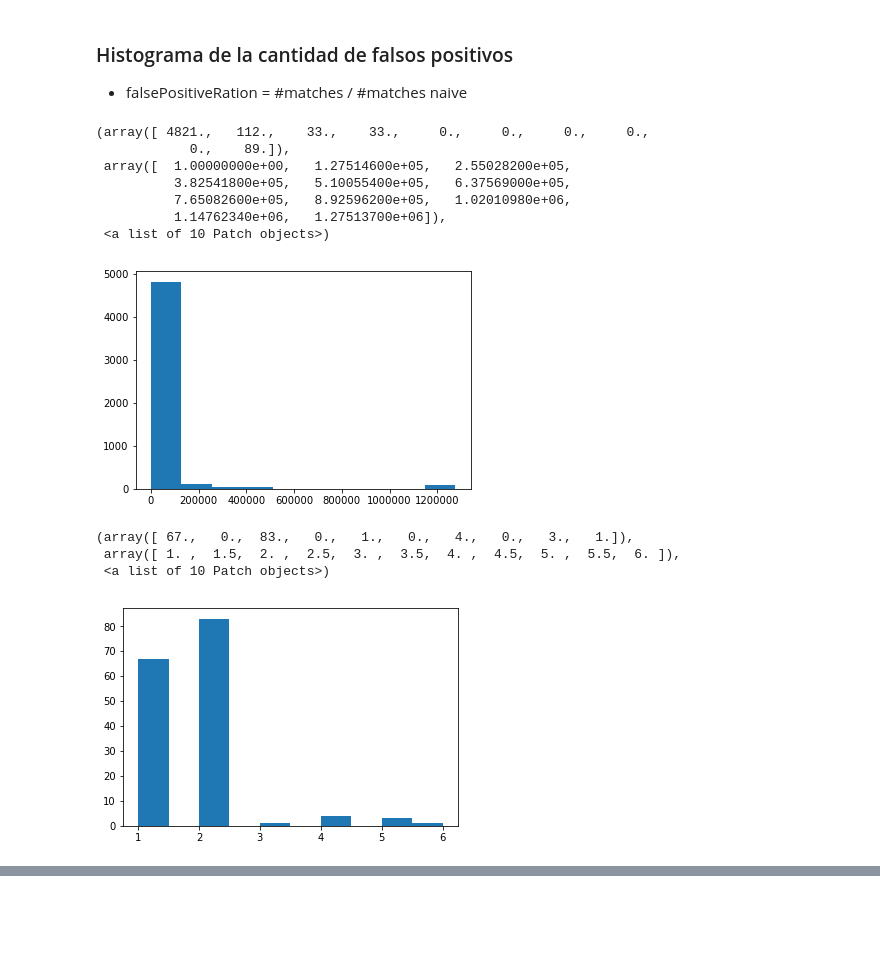
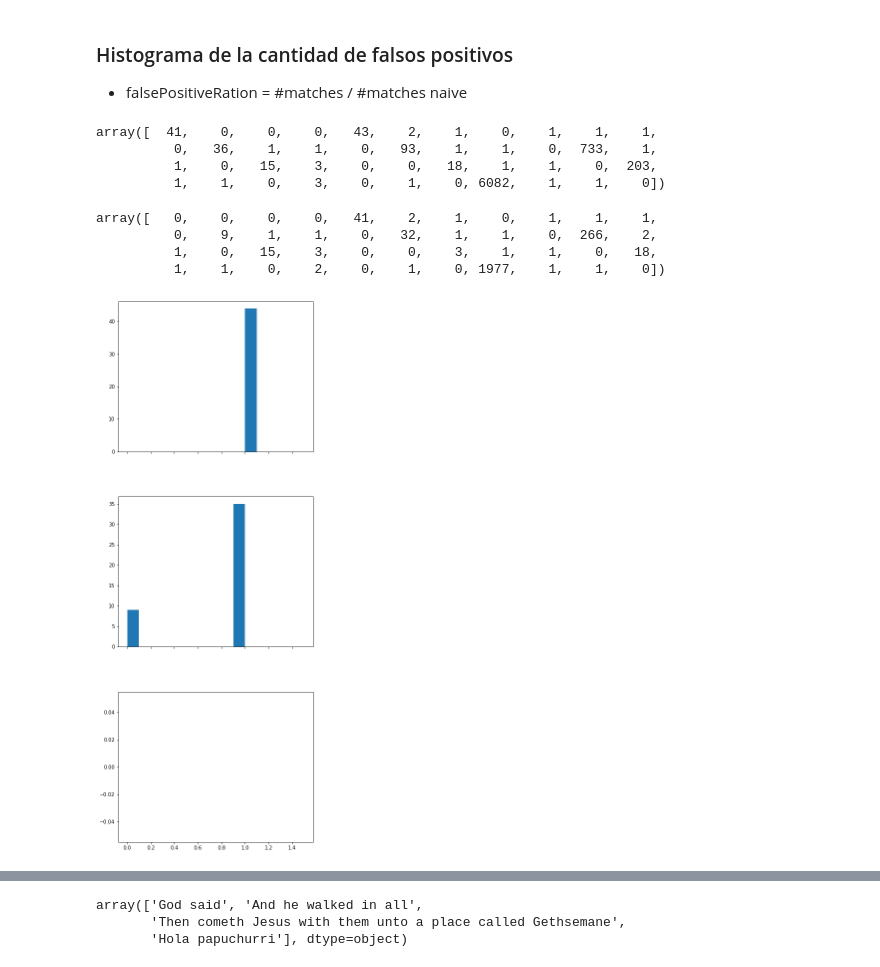
Before and after one commit to LeoCenturion/tda, a Jupyter notebook: Untitled.ipynb, the cells around one changed output, grey strips where cells are left out. Saved outputs shown, nothing was run; the diff lists cells and outputs as text; code cells hidden in the pictures; blank space fills up the shorter version.

```diff
--- a/Untitled.ipynb
+++ b/Untitled.ipynb
@@ -89,23 +69,31 @@ df["falsePositivesRatio"] = df.apply(f,axis=1)
 ### Histograma de la cantidad de falsos positivos
 * falsePositiveRation = #matches / #matches naive
 # %%
-plt.hist(df[df.algorithm!="naive"][df.algorithm!="kr"]["falsePositivesRatio"].values)
+df[df.algorithm=="naive"]["matches"].values
 # %% [output]
-(array([ 4821.,   112.,    33.,    33.,     0.,     0.,     0.,     0.,
-            0.,    89.]),
- array([  1.00000000e+00,   1.27514600e+05,   2.55028200e+05,
-          3.82541800e+05,   5.10055400e+05,   6.37569000e+05,
-          7.65082600e+05,   8.92596200e+05,   1.02010980e+06,
-          1.14762340e+06,   1.27513700e+06]),
- <a list of 10 Patch objects>)
+array([  41,    0,    0,    0,   43,    2,    1,    0,    1,    1,    1,
+          0,   36,    1,    1,    0,   93,    1,    1,    0,  733,    1,
+          1,    0,   15,    3,    0,    0,   18,    1,    1,    0,  203,
+          1,    1,    0,    3,    0,    1,    0, 6082,    1,    1,    0])
-[figure, removed]
 # %%
-plt.hist(df[df.algorithm=="kr"]["falsePositivesRatio"].values)
+df[df.algorithm=="kr"]["matches"].values
 # %% [output]
-(array([ 67.,   0.,  83.,   0.,   1.,   0.,   4.,   0.,   3.,   1.]),
- array([ 1. ,  1.5,  2. ,  2.5,  3. ,  3.5,  4. ,  4.5,  5. ,  5.5,  6. ]),
- <a list of 10 Patch objects>)
+array([   0,    0,    0,    0,   41,    2,    1,    0,    1,    1,    1,
+          0,    9,    1,    1,    0,   32,    1,    1,    0,  266,    2,
+          1,    0,   15,    3,    0,    0,    3,    1,    1,    0,   18,
+          1,    1,    0,    2,    0,    1,    0, 1977,    1,    1,    0])
-[figure, removed]
+# %%
+
+f, axarr = plt.subplots(3, sharex=True)
+axarr[0].hist(df[df.algorithm=="naive"]["falsePositivesRatio"].values)
+axarr[1].hist(df[df.algorithm=="kr"]["falsePositivesRatio"].values)
+axarr[2].hist(df[df.algorithm!="naive"][df.algorithm!="kr"]["falsePositivesRatio"].values)
+f.subplots_adjust(hspace=0.3)
+f.set_figheight(20)
+f.set_figwidth(7)
+plt.show()
+# %% [output]
+[figure, added]
 # %%
 jkrDf = df[df.algorithm!="naive"][df.algorithm!="kr"]
 # %%
@@ -143,0 +134,6 @@ plt.show()
+# %%
+df2[df2.Texto=="bible.txt"]["Patron"].values
+# %% [output]
+array(['God said', 'And he walked in all',
+       'Then cometh Jesus with them unto a place called Gethsemane',
+       'Hola papuchurri'], dtype=object)
```
Also changed, not shown: parts of 9 cells of this notebook, 13 other files.
